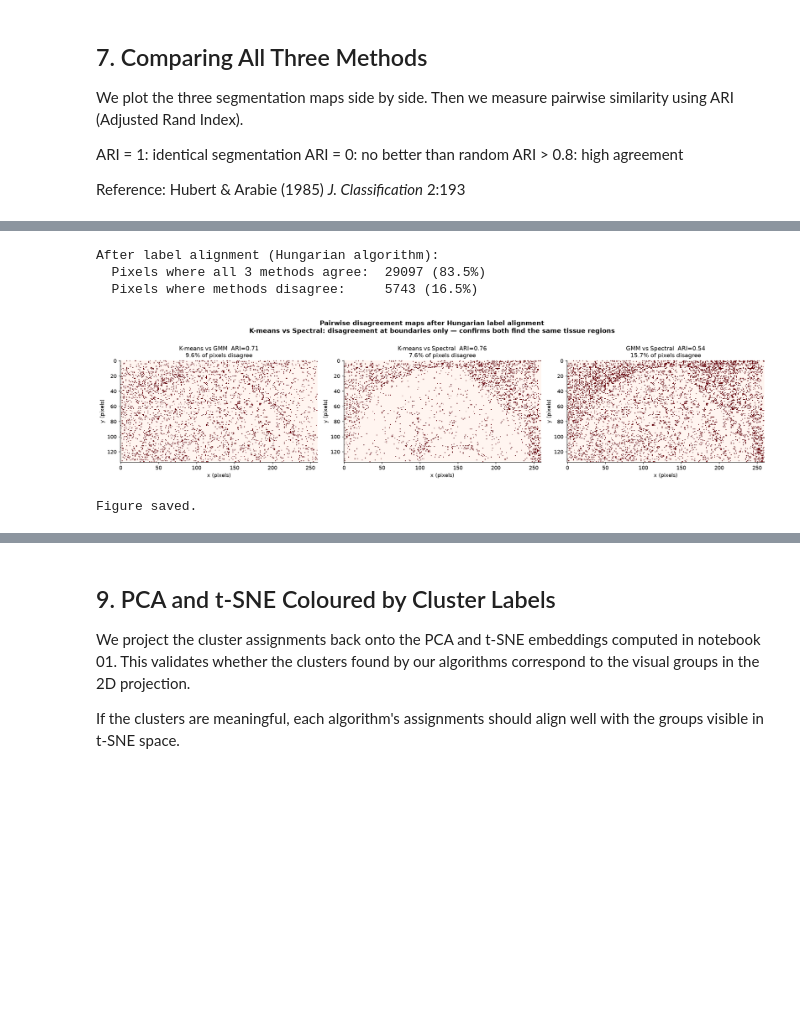
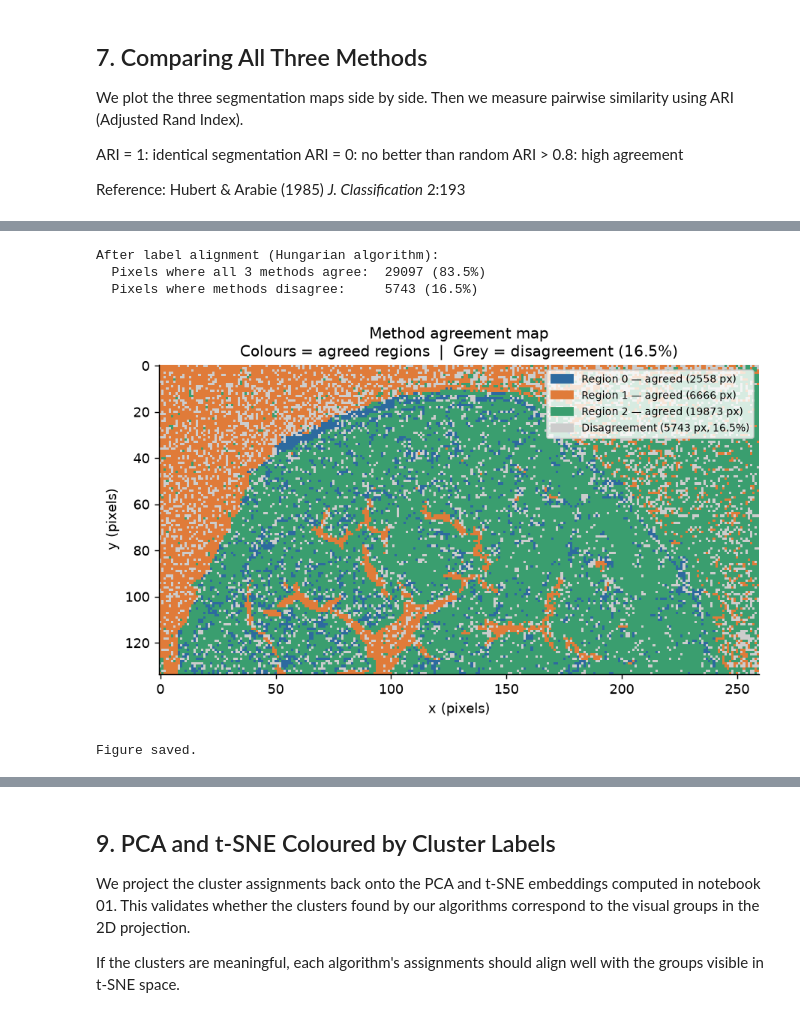
Before and after one commit to Rajaeereza/maldi-msi-analysis, a Jupyter notebook: notebooks/02_segmentation.ipynb, the cells around one changed output, grey strips where cells are left out. Drawn from its saved outputs; the diff is of its cells as text; code cells hidden in the pictures; blank space fills up the shorter version.

```diff
--- a/notebooks/02_segmentation.ipynb
+++ b/notebooks/02_segmentation.ipynb
@@ -480,74 +468,64 @@ from scipy.optimize import linear_sum_assignment
 from sklearn.metrics import confusion_matrix
 
 def align_labels(labels_ref, labels_other, K):
-    """
-    Permute labels_other to best match labels_ref.
-    Uses Hungarian algorithm to maximise pixel-level overlap.
-    Required before any pixel-level agreement comparison —
-    naive label comparison (labels_a == labels_b) is wrong because
-    the three methods assign arbitrary numbers to regions.
-    """
     cm = confusion_matrix(labels_ref, labels_other)
     row_ind, col_ind = linear_sum_assignment(-cm)
     mapping = {col: row for row, col in zip(row_ind, col_ind)}
     return np.array([mapping[l] for l in labels_other])
 
-# Align GMM and Spectral labels to K-means as reference
 labels_gmm_aligned = align_labels(labels_km, labels_gmm, K)
 labels_sc_aligned  = align_labels(labels_km, labels_sc,  K)
 
-# Three-way agreement
 agree_all = (labels_km == labels_gmm_aligned) & (labels_km == labels_sc_aligned)
 disagree  = ~agree_all
 
 print(f"After label alignment (Hungarian algorithm):")
 print(f"  Pixels where all 3 methods agree:  {agree_all.sum()} "
       f"({agree_all.mean()*100:.1f}%)")
 print(f"  Pixels where methods disagree:     {disagree.sum()} "
       f"({disagree.mean()*100:.1f}%)")
 
-# ── Pairwise disagreement maps — more informative than single three-way map ──
-# Three-way map is almost entirely red when one method (GMM) is an outlier.
-# Pairwise maps reveal WHICH pair disagrees and WHERE.
-fig, axes = plt.subplots(1, 3, figsize=(18, 4.5))
+# Build combined agreement/disagreement map
+# 0, 1, 2 = agreed region (same as K-means label)
+# 3 = disagreement
+combined = np.where(agree_all, labels_km, 3)
 
-pairs = [
-    (labels_km,          labels_gmm_aligned, "K-means vs GMM",
-     f"ARI={ari_km_gmm:.2f}"),
-    (labels_km,          labels_sc_aligned,  "K-means vs Spectral",
-     f"ARI={ari_km_sc:.2f}"),
-    (labels_gmm_aligned, labels_sc_aligned,  "GMM vs Spectral",
-     f"ARI={ari_gmm_sc:.2f}"),
+combined_map = np.full((y.max()+1, x.max()+1), np.nan)
+combined_map[y, x] = combined.astype(float)
+
+cmap_combined = mcolors.ListedColormap([
+    "#2d6a9f",  # Region 0 — agreed
+    "#e07b39",  # Region 1 — agreed
+    "#3a9e6f",  # Region 2 — agreed
+    "#cccccc",  # Disagreement — grey
+])
+norm_combined = mcolors.BoundaryNorm([-0.5, 0.5, 1.5, 2.5, 3.5], 4)
+
+fig, ax = plt.subplots(figsize=(7, 5))
+ax.imshow(combined_map, cmap=cmap_combined, norm=norm_combined,
+          interpolation="nearest", aspect="equal")
+
+patches = [
+    mpatches.Patch(color="#2d6a9f", label=f"Region 0 — agreed ({(agree_all & (labels_km==0)).sum()} px)"),
+    mpatches.Patch(color="#e07b39", label=f"Region 1 — agreed ({(agree_all & (labels_km==1)).sum()} px)"),
+    mpatches.Patch(color="#3a9e6f", label=f"Region 2 — agreed ({(agree_all & (labels_km==2)).sum()} px)"),
+    mpatches.Patch(color="#cccccc", label=f"Disagreement ({disagree.sum()} px, {disagree.mean()*100:.1f}%)"),
 ]
+ax.legend(handles=patches, loc="upper right", fontsize=8)
+ax.set_title(f"Method agreement map\n"
+             f"Colours = agreed regions  |  Grey = disagreement ({disagree.mean()*100:.1f}%)")
+ax.set_xlabel("x (pixels)")
+ax.set_ylabel("y (pixels)")
 
-for ax, (l1, l2, title, ari_label) in zip(axes, pairs):
-    disagree_pair = (l1 != l2).astype(float)
-    dmap = np.full((y.max()+1, x.max()+1), np.nan)
-    dmap[y, x] = disagree_pair
-    pct = disagree_pair.mean() * 100
-    ax.imshow(dmap, cmap="Reds", interpolation="nearest",
-              aspect="equal", vmin=0, vmax=1)
-    ax.set_title(f"{title}  {ari_label}\n"
-                 f"{pct:.1f}% of pixels disagree")
-    ax.set_xlabel("x (pixels)")
-    ax.set_ylabel("y (pixels)")
-
-fig.suptitle(
-    "Pairwise disagreement maps after Hungarian label alignment\n"
-    "K-means vs Spectral: disagreement at boundaries only — "
-    "confirms both find the same tissue regions",
-    fontsize=12, fontweight="bold"
-)
 plt.tight_layout()
-plt.savefig("results/figures/02_disagreement_map.png",
-            dpi=150, bbox_inches="tight")
+plt.savefig("results/figures/02_agreement_map.png", dpi=150, bbox_inches="tight")
 plt.show()
 print("Figure saved.")
 # %% [output]
 After label alignment (Hungarian algorithm):
   Pixels where all 3 methods agree:  29097 (83.5%)
   Pixels where methods disagree:     5743 (16.5%)
-[figure, old version]
+[figure, new version]
 Figure saved.
 # %% [markdown]
 ### Molecular profile at disagreement pixels
```
Also changed, not shown: parts of 7 cells of this notebook, 3 other files.
